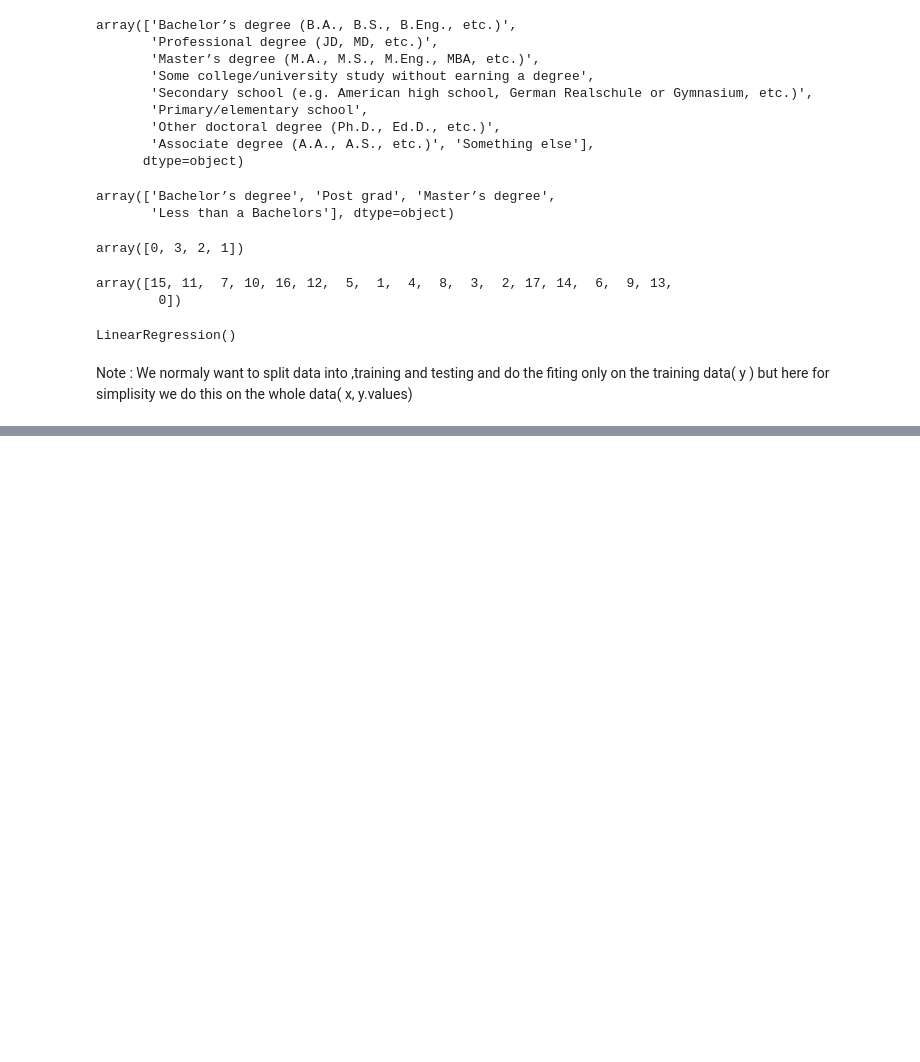
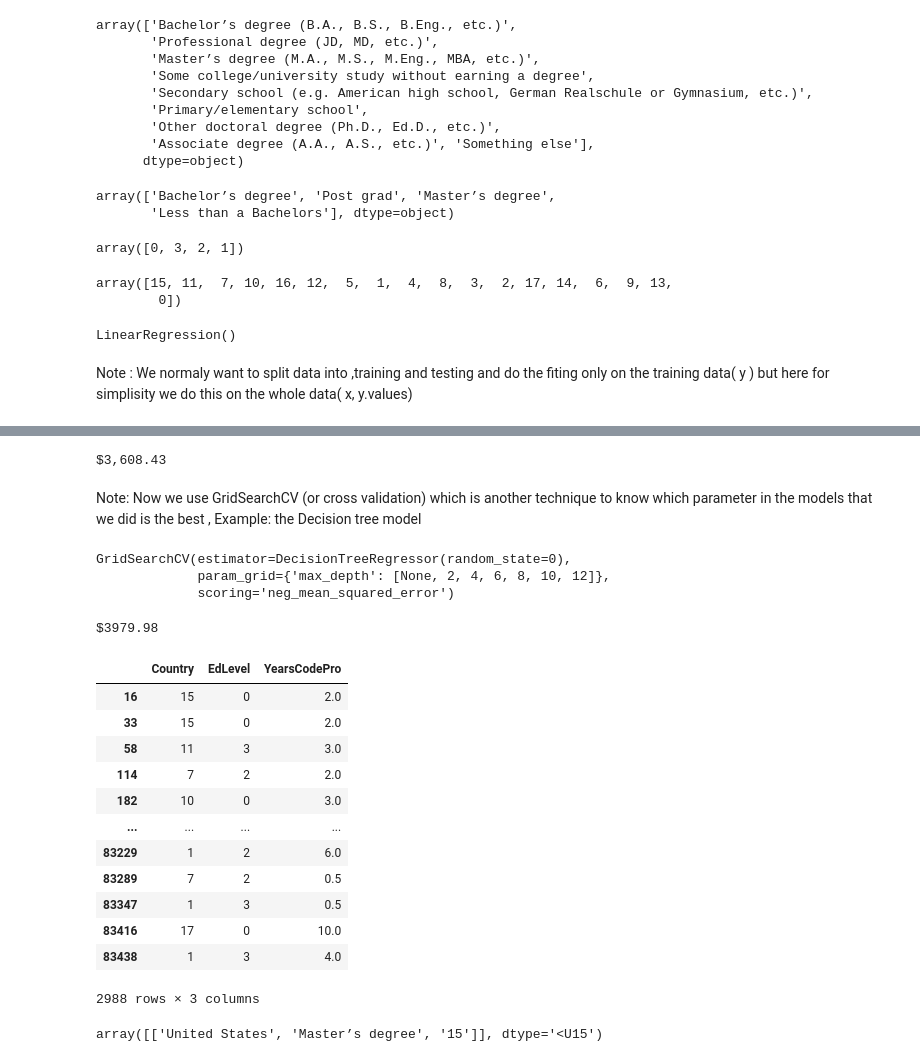
Before and after one commit to nypasha1928/ML_App_SalaryPrediction2021, a Jupyter notebook: SalaryPrediction.ipynb, the cells around one changed output, grey strips where cells are left out. Saved outputs shown, nothing was run; the diff lists cells and outputs as text; code cells hidden in the pictures; blank space fills up the shorter version.

Commit message:
SalaryPrediction

```diff
--- a/SalaryPrediction.ipynb
+++ b/SalaryPrediction.ipynb
@@ -240,11 +235,11 @@ df['EdLevel'].unique()
 array([0, 3, 2, 1])
 # %%
 # Create a label encoder education
-le_Country = LabelEncoder()
+le_country = LabelEncoder()
 
 # Fit and Transform label encoder to the model and
 # asign it back to the 'Country' ( df ['Country'])
-df['Country'] = le_Country.fit_transform(df['Country'])
+df['Country'] = le_country.fit_transform(df['Country'])
 
 # Inscpect the column for number results
 df['Country'].unique()
@@ -296,0 +333,73 @@ SyntaxError: invalid syntax (<ipython-input-85-3bf8a2a93aad>, line 6)
+# %%
+# calculate the Squareroot of (mean_squared_error(X, y.values)
+error = np.sqrt(mean_squared_error(y, y_pred))
+print ("${:,.02f}".format(error))
+# %% [output]
+$3,608.43
+# %% [markdown]
+Note: Now we use GridSearchCV (or cross validation) which is
+      another technique to know which parameter in the models
+      that we did is the best , Example: the Decision tree model
+# %%
+from sklearn.model_selection import GridSearchCV
+
+#  Define a set of different parameters Example: max_depth parameter
+#  try different values [None, 2, 4, 6, 8, 10, 12]
+max_depth = [None, 2, 4, 6, 8, 10, 12]
+
+#  create a dictionary ,
+# { has to be the same name of the key word argument(DecisonTreeRegressor)}
+parameters = {"max_depth": max_depth}
+
+regressor = DecisionTreeRegressor(random_state=0)
+
+# create a grid searchcv and use a negation_mean_squared_error with the Grid Search
+gs = GridSearchCV(regressor, parameters, scoring = 'neg_mean_squared_error')
+
+# fit the Grid Search
+gs.fit(X, y.values)
+
+# Result will loop over every parameter and get the best prameter for us
+# %% [output]
+GridSearchCV(estimator=DecisionTreeRegressor(random_state=0),
+             param_grid={'max_depth': [None, 2, 4, 6, 8, 10, 12]},
+             scoring='neg_mean_squared_error')
+# %%
+#  Get the best estimator
+regressor = gs.best_estimator_
+
+#  Fit the regressor
+regressor.fit(X,y.values)
+
+# predict the regressor
+y_pred = regressor.predict(X)
+
+# calculate the squared root of the model(regressor)
+error = np.sqrt(mean_squared_error(y, y_pred))
+
+print("${:.02f}".format(error))
+# %% [output]
+$3979.98
+# %%
+# Print the data frame
+X
+# %% [output]
+|  | Country | EdLevel | YearsCodePro |
+| 16 | 15 | 0 | 2.0 |
+| 33 | 15 | 0 | 2.0 |
+| 58 | 11 | 3 | 3.0 |
+| 114 | 7 | 2 | 2.0 |
+| 182 | 10 | 0 | 3.0 |
+| ... | ... | ... | ... |
+| 83229 | 1 | 2 | 6.0 |
+| 83289 | 7 | 2 | 0.5 |
+| 83347 | 1 | 3 | 0.5 |
+| 83416 | 17 | 0 | 10.0 |
+| 83438 | 1 | 3 | 4.0 |
+2988 rows × 3 columns
+# %%
+# Country, EdLevel , YearsCodePro
+X = np.array([["United States", 'Master’s degree', 15 ]])
+X
+# %% [output]
+array([['United States', 'Master’s degree', '15']], dtype='<U15')
```
Also changed, not shown: parts of 12 cells of this notebook.
